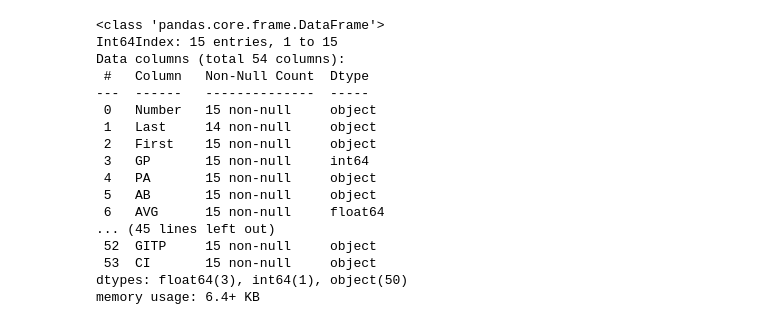
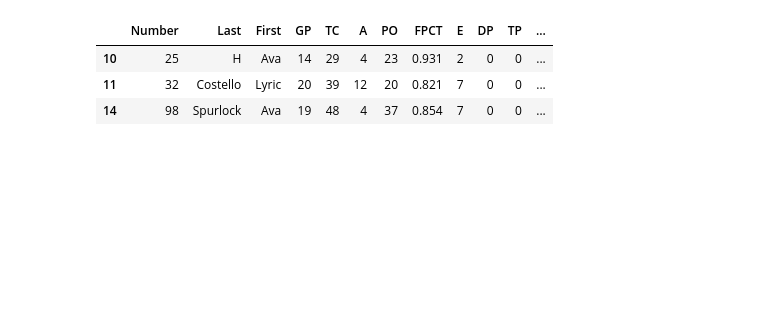
Before and after one commit to highsmithjd/softball, a Jupyter notebook: notebooks/gamechanger.ipynb, the cells around one changed output. Saved outputs shown, nothing was run; the diff lists cells and outputs as text; code cells hidden in the pictures; blank space fills up the shorter version.

```diff
--- a/notebooks/gamechanger.ipynb
+++ b/notebooks/gamechanger.ipynb
@@ -69,36 +83,14 @@ initial_pitching_df_drop_total = initial_pitching_df_drop_total.loc[(initial_pit
 # %%
-
-#initial_batting_df_drop_nan["Number"] = initial_batting_df_drop_nan["Number"].astype(int)
-initial_batting_df_drop_total.astype({'GP':'int', 'AVG':'float', 'OBP':'float', 'OPS':'float', 'First':'string'})
-#initial_batting_df_drop_nan.loc[:,"GP"] = initial_batting_df_drop_nan["GP"].astype(int)
-#initial_batting_df_drop_nan.loc[:,"AVG"] = initial_batting_df_drop_nan["AVG"].astype(float)
-#initial_batting_df_drop_nan.loc[:,"OBP"] = initial_batting_df_drop_nan["OBP"].astype(float)
-#initial_batting_df_drop_nan.loc[:,"OPS"] = initial_batting_df_drop_nan["OPS"].astype(float)
-#initial_batting_df_drop_nan.loc[:,"First"] = initial_batting_df_drop_nan["First"].astype(str)
-
-#initial_batting_df_drop_total.loc[:,"GP"] = initial_batting_df_drop_total["GP"].astype(int)
-#initial_batting_df_drop_total.loc[:,"AVG"] = initial_batting_df_drop_total["AVG"].astype(float)
-#initial_batting_df_drop_total.loc[:,"OBP"] = initial_batting_df_drop_total["OBP"].astype(float)
-#initial_batting_df_drop_total.loc[:,"OPS"] = initial_batting_df_drop_total["OPS"].astype(float)
-#initial_batting_df_drop_total.loc[:,"First"] = initial_batting_df_drop_total["First"].astype(str)
-
-initial_batting_df_drop_total.info()
+#create new dataframe with correct column dtypes
+batting_df = initial_batting_df_drop_total.astype(batting_dict)
+pitching_df = initial_pitching_df_drop_total.astype(pitching_dict)
+fielding_df = initial_fielding_df_drop_total.astype(fielding_dict)
+catchers_df = fielding_df.loc[(fielding_df['INN'] > 0)]
-# %% [output]
-<class 'pandas.core.frame.DataFrame'>
-Int64Index: 15 entries, 1 to 15
-Data columns (total 54 columns):
- #   Column   Non-Null Count  Dtype
----  ------   --------------  -----
- 0   Number   15 non-null     object
- 1   Last     14 non-null     object
- 2   First    15 non-null     object
- 3   GP       15 non-null     int64
- 4   PA       15 non-null     object
- 5   AB       15 non-null     object
- 6   AVG      15 non-null     float64
-... (45 lines left out)
- 52  GITP     15 non-null     object
- 53  CI       15 non-null     object
-dtypes: float64(3), int64(1), object(50)
-memory usage: 6.4+ KB
+# %%
+fielding_df.head()
+# %% [output]
+|  | Number | Last | First | GP | TC | A | PO | FPCT | E | DP | TP | ... |
+| 10 | 25 | H | Ava | 14 | 29 | 4 | 23 | 0.931 | 2 | 0 | 0 | ... |
+| 11 | 32 | Costello | Lyric | 20 | 39 | 12 | 20 | 0.821 | 7 | 0 | 0 | ... |
+| 14 | 98 | Spurlock | Ava | 19 | 48 | 4 | 37 | 0.854 | 7 | 0 | 0 | ... |
 # %%
```
Also changed, not shown: parts of 10 cells of this notebook.
